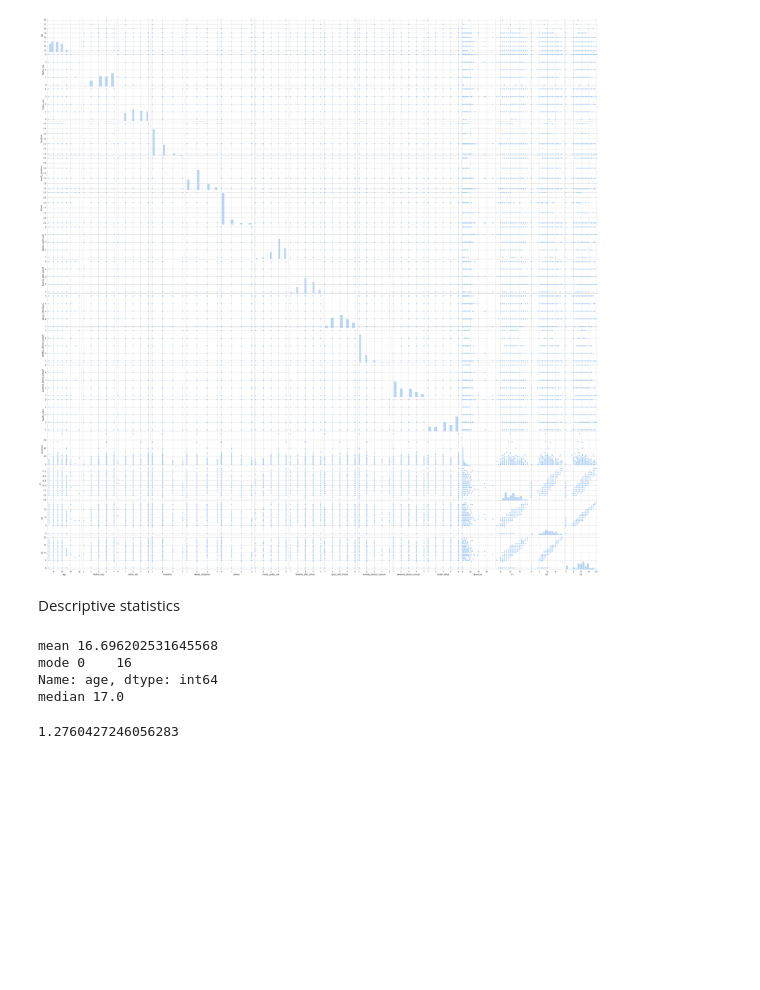
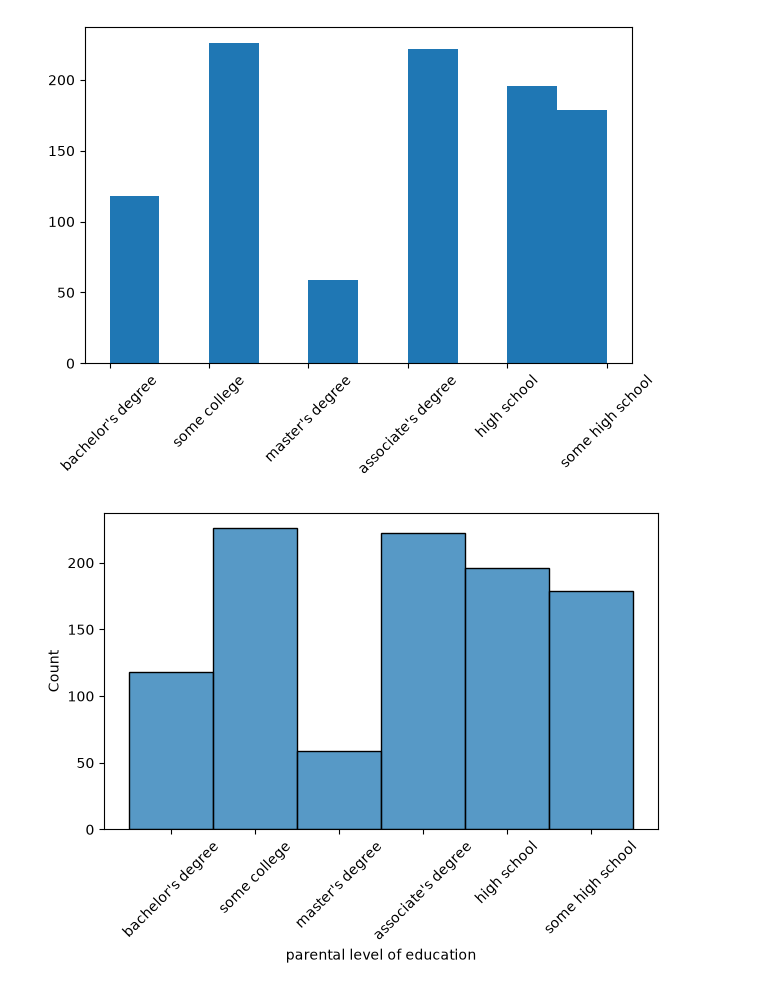
Before and after one commit to AreebaAkram/AI, a Jupyter notebook: EDA.ipynb, the cells around one changed output. Cells and saved outputs as stored; diff of their text form; code cells hidden in the pictures; blank space fills up the shorter version.

```diff
--- a/EDA.ipynb
+++ b/EDA.ipynb
@@ -297,9 +96,0 @@ print(encoded_data)
-# %%
-# Ordinal Encoding
-from sklearn.preprocessing import OrdinalEncoder
-
-data = [['First'], ['Second'], ['First'], ['Third']]
-
-encoder = OrdinalEncoder(categories = [['First', 'Second', 'Third']])
-encoded_data = encoder.fit_transform(data)
-print(encoded_data)
@@ -311,7 +96,0 @@ print(encoded_data)
-# %%
-# Applying one hot encoding on kaggle dataset
-
-data = pd.read_csv('student-mat.csv')
-df= pd.DataFrame(data['reason_to_chose_school'], columns= ['reason_to_chose_school'])
-encoded_data = pd.get_dummies(df['reason_to_chose_school'])
-print(encoded_data.head(10))
@@ -390,4 +96,0 @@ plt.show()
-# %%
-sns.boxplot(y =data['age'], data = data)
-sns.set_style("whitegrid")
-plt.show()
@@ -396,4 +96,0 @@ plt.show()
-# %%
-sns.violinplot(y= data['age'], data = data)
-sns.set_palette("pastel")
-plt.show()
@@ -412,26 +97,16 @@ plt.show()
-# %%
-sns.pairplot(data)
-plt.show()
-# %% [output]
-[figure, removed]
-# %% [markdown]
-Descriptive statistics
-# %%
-import numpy as np
-mean = data['age'].mean()
-mode = data['age'].mode()
-median = np.median(data['age'])
-print("mean" , mean)
-print("mode" , mode)
-print("median" , median)
-# %% [output]
-mean 16.696202531645568
-mode 0    16
-Name: age, dtype: int64
-median 17.0
-# %%
-import statistics
-results = statistics.stdev(data['age']) # value of dispersion of data
-print(results)
-# %% [output]
-1.2760427246056283
+# %%
+#Univariate Analysis ->only a single variable at a time.
+
+plt.hist(data["parental level of education"])  # used for numerical data, To show the distribution and shape of a dataset
+plt.xticks(rotation = 45)
+plt.tight_layout()
+plt.show()
+# %% [output]
+[figure, added]
+# %%
+sns.histplot(data["parental level of education"])
+plt.xticks(rotation = 45)
+plt.tight_layout()
+plt.show()
+# %% [output]
+[figure, added]
```
Also changed, not shown: parts of 68 cells of this notebook, 1 other file.
